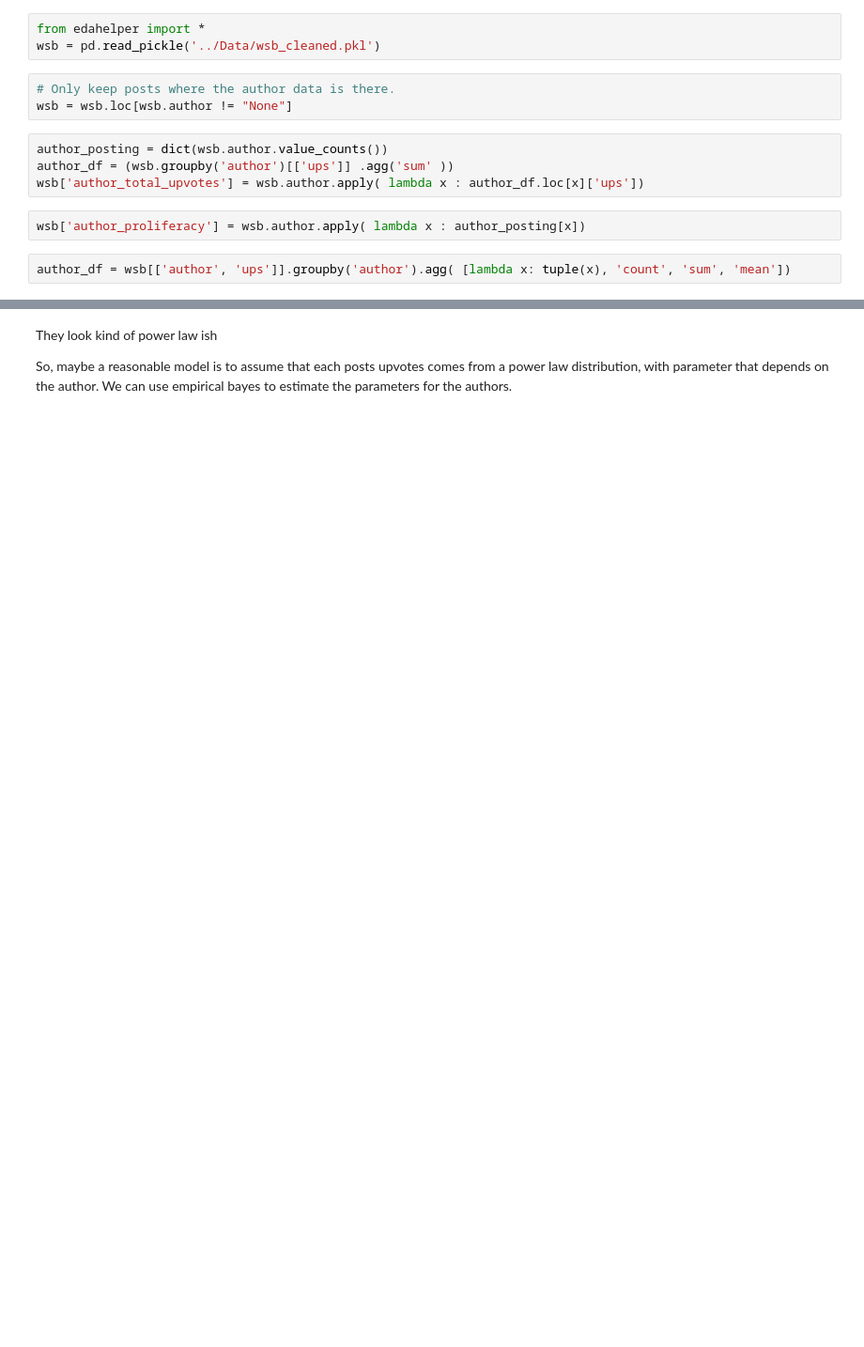
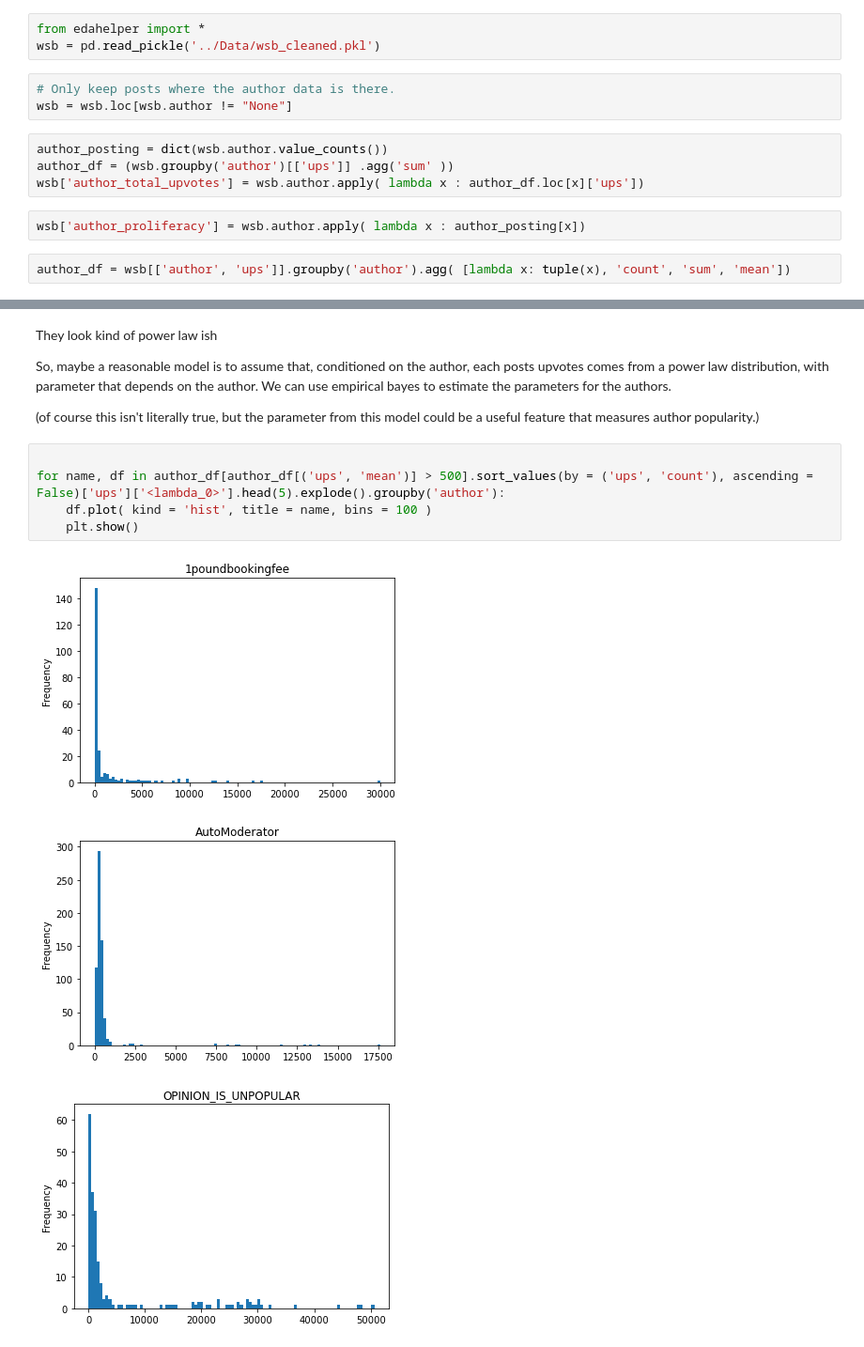
Before and after one commit to ElleNajt/ErdosInstitute-SIG_Project, a Jupyter notebook: ExploratoryDataAnalysis/Author_Anthropology.ipynb, the cells around one changed output, grey strips where cells are left out. Shown at 94% size. Cells and saved outputs as stored; diff of their text form; blank space fills up the shorter version.

```diff
--- a/ExploratoryDataAnalysis/Author_Anthropology.ipynb
+++ b/ExploratoryDataAnalysis/Author_Anthropology.ipynb
@@ -46,4 +46,15 @@ Name: <lambda_0>, dtype: object
 # %% [markdown]
 They look kind of power law ish
 
-So, maybe a reasonable model is to assume that each posts upvotes comes from a power law distribution, with parameter that depends on the author. We can use empirical bayes to estimate the parameters for the authors.
+So, maybe a reasonable model is to assume that, conditioned on the author, each posts upvotes comes from a power law distribution, with parameter that depends on the author. We can use empirical bayes to estimate the parameters for the authors.
+
+(of course this isn't literally true, but the parameter from this model could be a useful feature that measures author popularity.)
+# %%
+
+for name, df in author_df[author_df[('ups', 'mean')] > 500].sort_values(by = ('ups', 'count'), ascending = False)['ups']['<lambda_0>'].head(5).explode().groupby('author'):
+    df.plot( kind = 'hist', title = name, bins = 100 )
+    plt.show()
+# %% [output]
+[figure, added]
+[figure, added]
+[figure, added]
```
Also changed, not shown: parts of 4 cells of this notebook, 3 other files.
